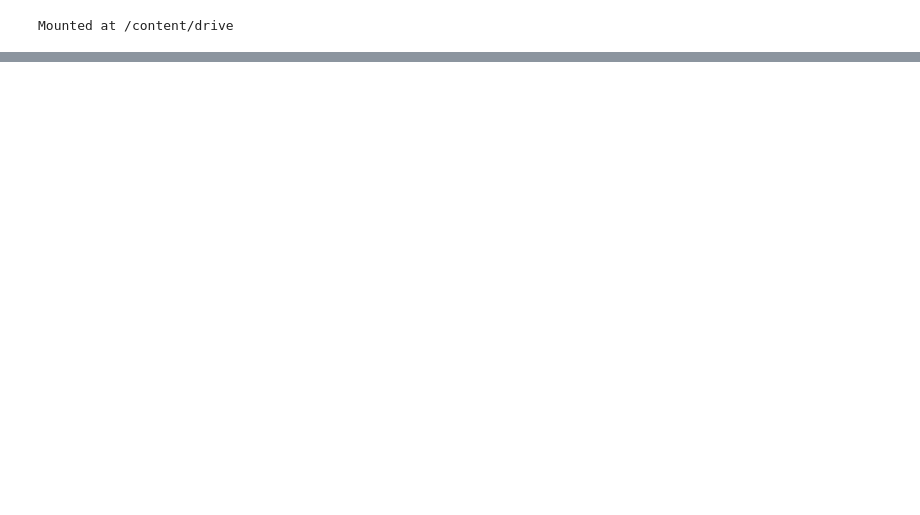
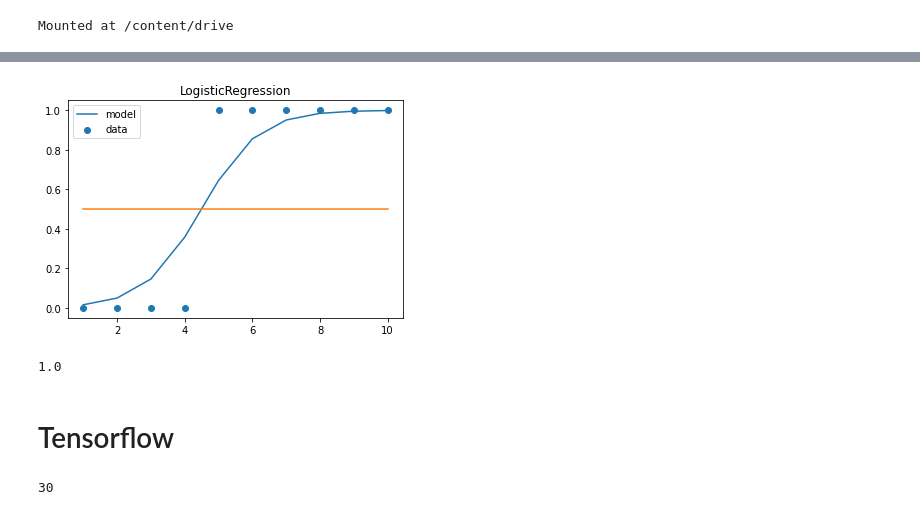
Before and after one commit to hoonzi-s/-EDRC-Python, a Jupyter notebook: 02. Modeling.ipynb, the cells around one changed output, grey strips where cells are left out. Saved outputs shown, nothing was run; the diff lists cells and outputs as text; code cells hidden in the pictures; blank space fills up the shorter version.

```diff
--- a/02. Modeling.ipynb
+++ b/02. Modeling.ipynb
@@ -11,0 +53,21 @@ import matplotlib.pyplot as plt
+# %%
+data = np.array([[1, 0],
+		        [2, 0],
+		        [3, 0],
+		        [4, 0],
+		        [5, 1],
+		        [6, 1],
+		        [7, 1],
+		        [8, 1],
+		        [9, 1],
+		        [10, 1]])
+x = data[:, 0].reshape(-1, 1)
+y = data[:, 1].reshape(-1, 1)
+# %%
+from sklearn.linear_model import LogisticRegression
+logistic = LogisticRegression()
+logistic.fit(x, y)
+a = logistic.coef_
+b = logistic.intercept_
+z = a * x + b
+z
@@ -11,0 +85,17 @@ import matplotlib.pyplot as plt
+# %%
+from scipy.special import expit
+plt.figure()
+plt.scatter(x, y, label = 'data')
+plt.plot(x, expit(z), label = 'model')
+plt.plot(x, x / x * 0.5)
+plt.legend()
+plt.title('LogisticRegression')
+plt.show()
+# %% [output]
+[figure, added]
+# %%
+logistic.score(x, y)
+# %% [output]
+1.0
+# %% [markdown]
+# Tensorflow
@@ -11,0 +108,6 @@ import matplotlib.pyplot as plt
+# %%
+# 상수 연산
+result1 = tf.add(con1, con2)
+result1.numpy()
+# %% [output]
+30
```
Also changed, not shown: parts of 12 cells of this notebook.
